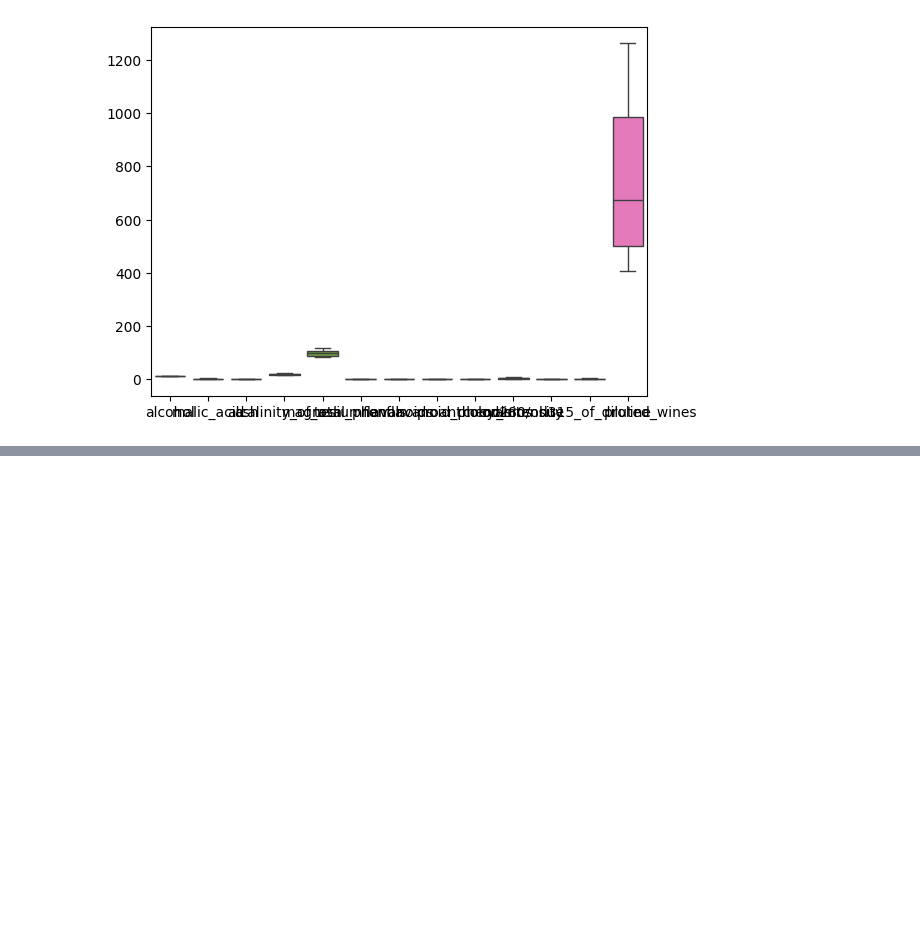
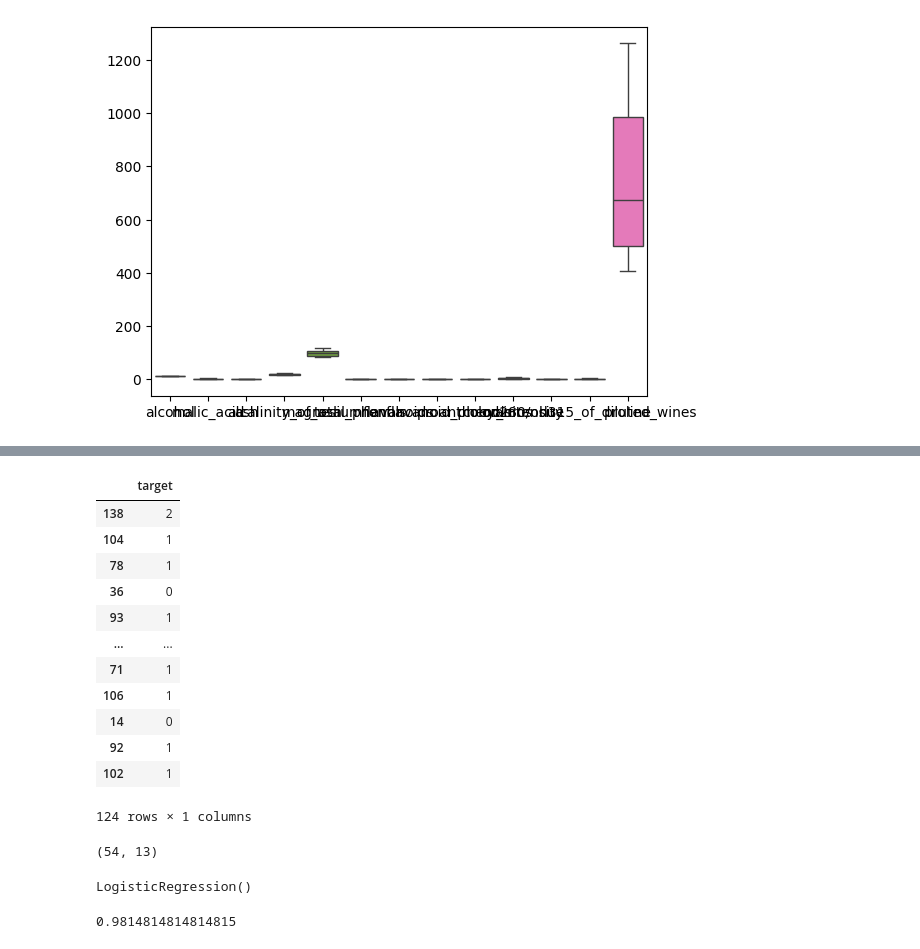
Before and after one commit to Pruthvik-Machhi/data-preprocessing, a Jupyter notebook: wine.ipynb, the cells around one changed output, grey strips where cells are left out. Drawn from its saved outputs; the diff is of its cells as text; code cells hidden in the pictures; blank space fills up the shorter version.

```diff
--- a/wine.ipynb
+++ b/wine.ipynb
@@ -131,0 +200,26 @@ sns.boxplot(df)
+# %%
+y_train
+# %% [output]
+|  | target |
+| 138 | 2 |
+| 104 | 1 |
+| 78 | 1 |
+| 36 | 0 |
+| 93 | 1 |
+| ... | ... |
+| 71 | 1 |
+| 106 | 1 |
+| 14 | 0 |
+| 92 | 1 |
+| 102 | 1 |
+124 rows × 1 columns
+# %%
+x_test.shape
+# %% [output]
+(54, 13)
+# %%
+from sklearn.linear_model import LogisticRegression
+model=LogisticRegression()
+model.fit(x_train,y_train)
+# %% [output]
+LogisticRegression()
@@ -131,0 +228,5 @@ sns.boxplot(df)
+# %%
+from sklearn.metrics import accuracy_score
+accuracy_score(y_pred,y_test)
+# %% [output]
+0.9814814814814815
```
Also changed, not shown: parts of 8 cells of this notebook.
